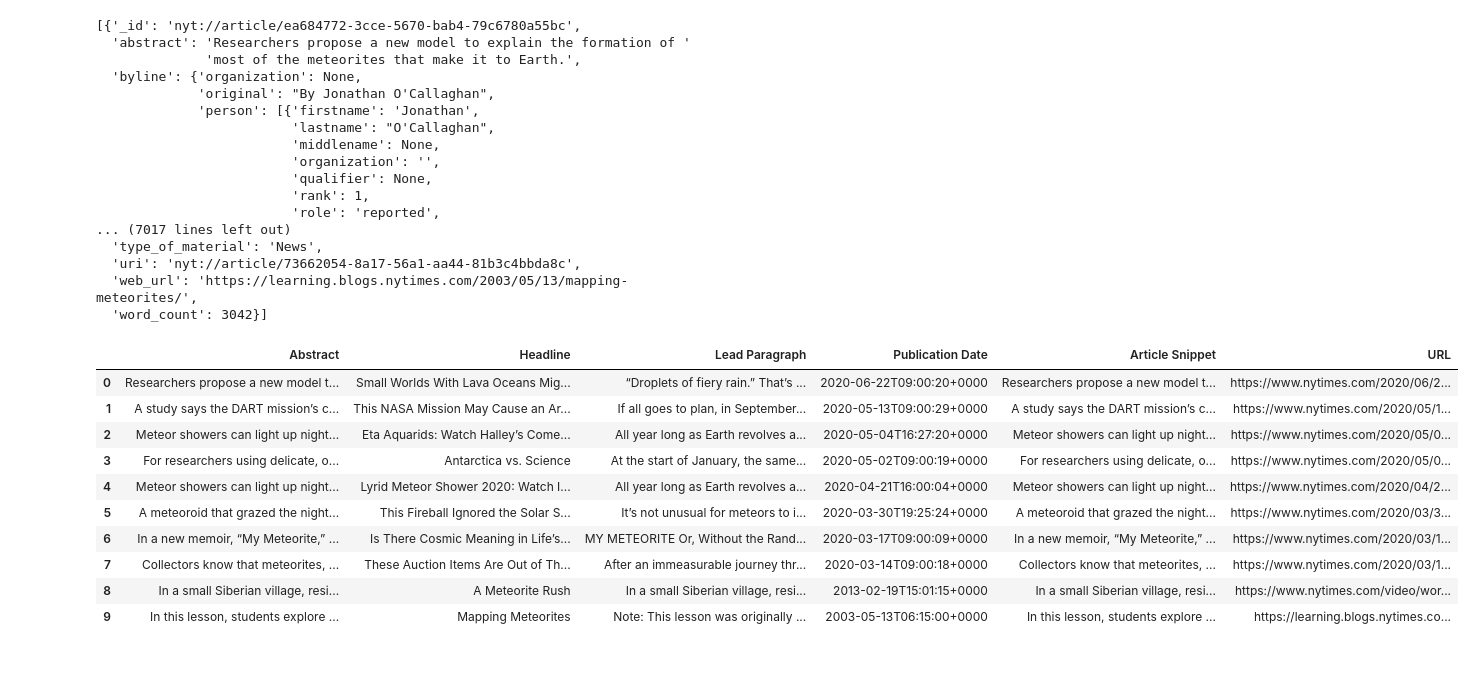
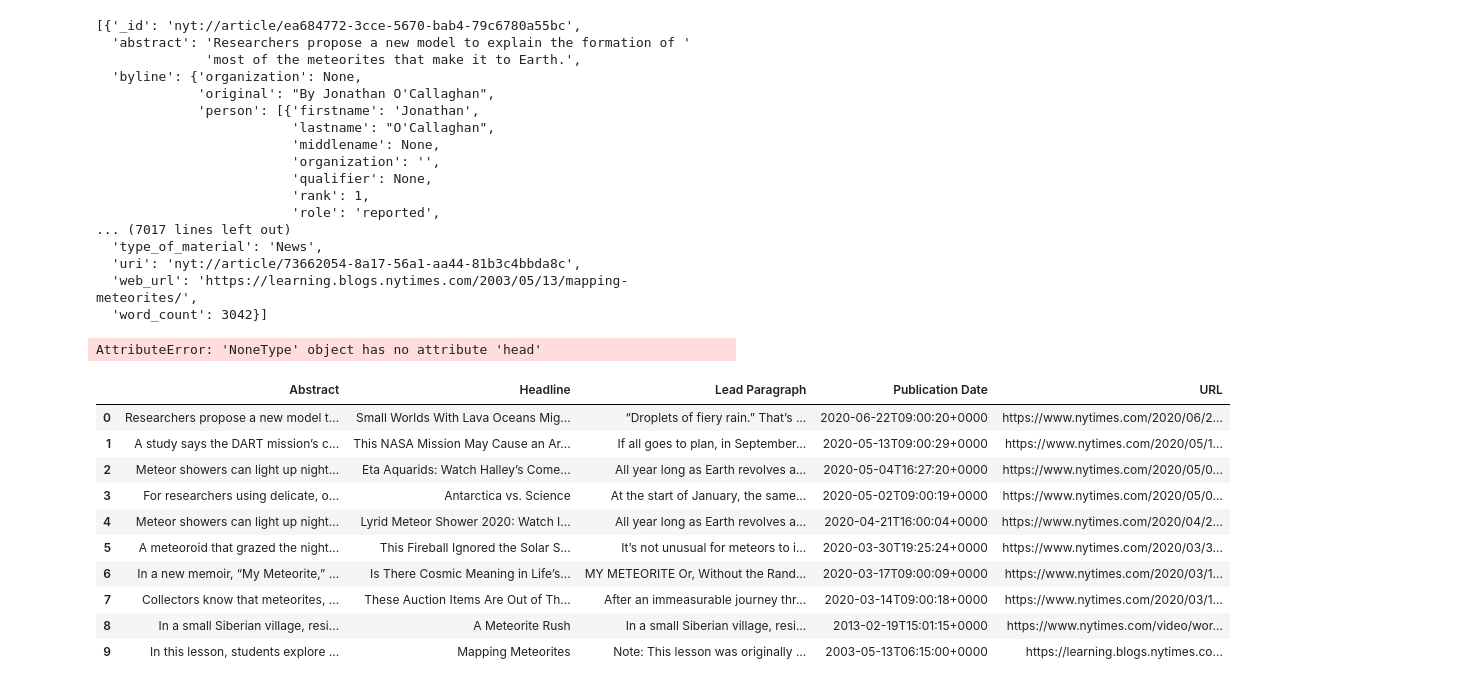
Before and after one commit to jessyoder/Project-1-Meteorites, a Jupyter notebook: nty_search.ipynb, the cells around one changed output. Drawn from its saved outputs; the diff is of its cells as text; code cells hidden in the pictures.

```diff
--- a/nty_search.ipynb
+++ b/nty_search.ipynb
@@ -19,7 +19,7 @@ articles = requests.get(query_url).json()
 # The "response" property in articles contains the actual articles
 # list comprehension.
 articles_list = articles['response']['docs']
-pprint(articles_list)
+pprint(articles_list).head
 # %% [output]
 [{'_id': 'nyt://article/ea684772-3cce-5670-bab4-79c6780a55bc',
   'abstract': 'Researchers propose a new model to explain the formation of '
@@ -38,46 +38,46 @@ pprint(articles_list)
   'uri': 'nyt://article/73662054-8a17-56a1-aa44-81b3c4bbda8c',
   'web_url': 'https://learning.blogs.nytimes.com/2003/05/13/mapping-meteorites/',
   'word_count': 3042}]
+AttributeError: 'NoneType' object has no attribute 'head'
 # %%
 abstract_list = []
 headline_list = []
 lead_par_list = []
 pub_date = []
 art_snippet = []
 url = []
 
 for articles in articles_list:
     abstract = articles['abstract']
     abstract_list.append(abstract)
     headline = articles['headline']['main']
     headline_list.append(headline)
     lead_paragraph = articles['lead_paragraph']
     lead_par_list.append(lead_paragraph)
     publication_date = articles['pub_date']
     pub_date.append(publication_date)
     snippet = articles['snippet']
     art_snippet.append(snippet)
     nyt_site = articles['web_url']
     url.append(nyt_site)
 
 nyt_meteor_df = pd.DataFrame({'Abstract': abstract_list,
                         'Headline': headline_list,
                         'Lead Paragraph': lead_par_list,
                         'Publication Date': pub_date,
-                        'Article Snippet': art_snippet,
                         'URL': url})
 nyt_meteor_df
 # %% [output]
-|  | Abstract | Headline | Lead Paragraph | Publication Date | Article Snippet | URL |
-| 0 | Researchers propose a new model t... | Small Worlds With Lava Oceans Mig... | “Droplets of fiery rain.” That’s ... | 2020-06-22T09:00:20+0000 | Researchers propose a new model t... | https://www.nytimes.com/2020/06/2... |
-| 1 | A study says the DART mission’s c... | This NASA Mission May Cause an Ar... | If all goes to plan, in September... | 2020-05-13T09:00:29+0000 | A study says the DART mission’s c... | https://www.nytimes.com/2020/05/1... |
-| 2 | Meteor showers can light up night... | Eta Aquarids: Watch Halley’s Come... | All year long as Earth revolves a... | 2020-05-04T16:27:20+0000 | Meteor showers can light up night... | https://www.nytimes.com/2020/05/0... |
-| 3 | For researchers using delicate, o... | Antarctica vs. Science | At the start of January, the same... | 2020-05-02T09:00:19+0000 | For researchers using delicate, o... | https://www.nytimes.com/2020/05/0... |
-| 4 | Meteor showers can light up night... | Lyrid Meteor Shower 2020: Watch I... | All year long as Earth revolves a... | 2020-04-21T16:00:04+0000 | Meteor showers can light up night... | https://www.nytimes.com/2020/04/2... |
-| 5 | A meteoroid that grazed the night... | This Fireball Ignored the Solar S... | It’s not unusual for meteors to i... | 2020-03-30T19:25:24+0000 | A meteoroid that grazed the night... | https://www.nytimes.com/2020/03/3... |
-| 6 | In a new memoir, “My Meteorite,” ... | Is There Cosmic Meaning in Life’s... | MY METEORITE Or, Without the Rand... | 2020-03-17T09:00:09+0000 | In a new memoir, “My Meteorite,” ... | https://www.nytimes.com/2020/03/1... |
-| 7 | Collectors know that meteorites, ... | These Auction Items Are Out of Th... | After an immeasurable journey thr... | 2020-03-14T09:00:18+0000 | Collectors know that meteorites, ... | https://www.nytimes.com/2020/03/1... |
-| 8 | In a small Siberian village, resi... | A Meteorite Rush | In a small Siberian village, resi... | 2013-02-19T15:01:15+0000 | In a small Siberian village, resi... | https://www.nytimes.com/video/wor... |
-| 9 | In this lesson, students explore ... | Mapping Meteorites | Note: This lesson was originally ... | 2003-05-13T06:15:00+0000 | In this lesson, students explore ... | https://learning.blogs.nytimes.co... |
+|  | Abstract | Headline | Lead Paragraph | Publication Date | URL |
+| 0 | Researchers propose a new model t... | Small Worlds With Lava Oceans Mig... | “Droplets of fiery rain.” That’s ... | 2020-06-22T09:00:20+0000 | https://www.nytimes.com/2020/06/2... |
+| 1 | A study says the DART mission’s c... | This NASA Mission May Cause an Ar... | If all goes to plan, in September... | 2020-05-13T09:00:29+0000 | https://www.nytimes.com/2020/05/1... |
+| 2 | Meteor showers can light up night... | Eta Aquarids: Watch Halley’s Come... | All year long as Earth revolves a... | 2020-05-04T16:27:20+0000 | https://www.nytimes.com/2020/05/0... |
+| 3 | For researchers using delicate, o... | Antarctica vs. Science | At the start of January, the same... | 2020-05-02T09:00:19+0000 | https://www.nytimes.com/2020/05/0... |
+| 4 | Meteor showers can light up night... | Lyrid Meteor Shower 2020: Watch I... | All year long as Earth revolves a... | 2020-04-21T16:00:04+0000 | https://www.nytimes.com/2020/04/2... |
+| 5 | A meteoroid that grazed the night... | This Fireball Ignored the Solar S... | It’s not unusual for meteors to i... | 2020-03-30T19:25:24+0000 | https://www.nytimes.com/2020/03/3... |
+| 6 | In a new memoir, “My Meteorite,” ... | Is There Cosmic Meaning in Life’s... | MY METEORITE Or, Without the Rand... | 2020-03-17T09:00:09+0000 | https://www.nytimes.com/2020/03/1... |
+| 7 | Collectors know that meteorites, ... | These Auction Items Are Out of Th... | After an immeasurable journey thr... | 2020-03-14T09:00:18+0000 | https://www.nytimes.com/2020/03/1... |
+| 8 | In a small Siberian village, resi... | A Meteorite Rush | In a small Siberian village, resi... | 2013-02-19T15:01:15+0000 | https://www.nytimes.com/video/wor... |
+| 9 | In this lesson, students explore ... | Mapping Meteorites | Note: This lesson was originally ... | 2003-05-13T06:15:00+0000 | https://learning.blogs.nytimes.co... |
 # %%
 nyt_meteor_df.to_csv("nyt_article_info", index=False, header=True)
```
Also changed, not shown: parts of 3 cells of this notebook.
